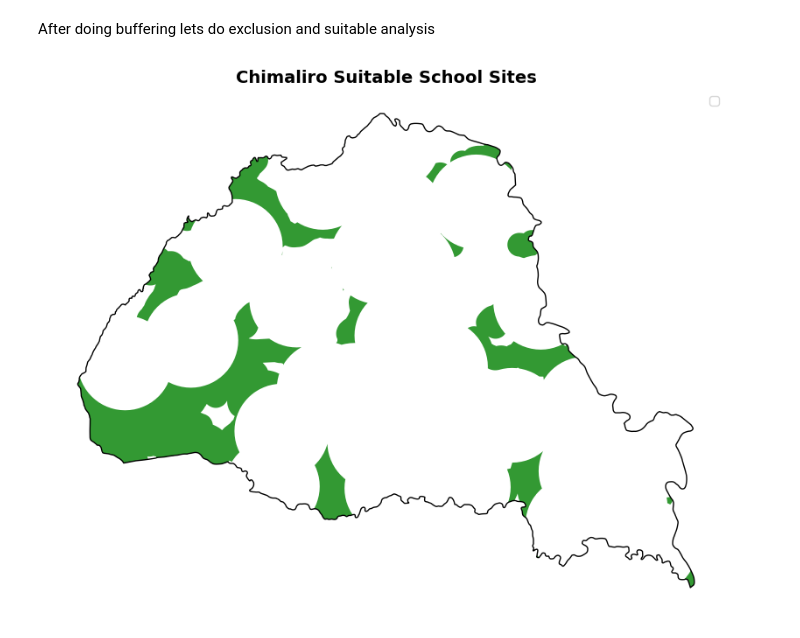
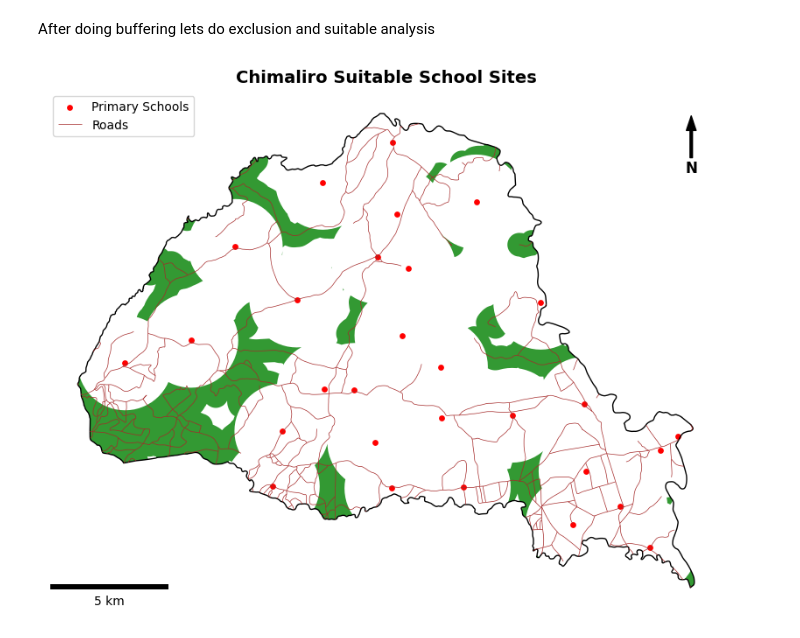
Before and after one commit to Tedson-Jaffet/chimaliro-schoolsite-accessibility, a Jupyter notebook: notebooks/school_site_analysis.ipynb, the cells around one changed output. Cells and saved outputs as stored; diff of their text form; code cells hidden in the pictures.

Commit message:
adding some map elements to the school site analysis notebook

```diff
--- a/notebooks/school_site_analysis.ipynb
+++ b/notebooks/school_site_analysis.ipynb
@@ -222,31 +223,67 @@ accessible_areas = gpd.overlay(
     how='difference'
 )
 
 #suitable school sites
 suitable_sites = gpd.overlay(
     accessible_areas,
     prot_ta,
     how='difference'
 )
 
 fig, ax = plt.subplots(figsize=(10, 9))
 
 ta.boundary.plot(
     ax=ax,
     color="black",
     linewidth=1
 )
 
 suitable_sites.plot(
     ax=ax,
     color="green",
     alpha=0.8,
     label="Suitable School Sites"
 )
 
+
+school_ta.plot(
+    ax=ax,
+    color="red",
+    markersize=15,
+    label="Primary Schools"
+)
+
+roads_ta.plot(
+    ax=ax,
+    color="brown",
+    linewidth=0.5,
+    label="Roads"
+)
+
+ax.annotate(
+    "N",
+    xy=(0.95, 0.95),
+    xytext=(0.95, 0.85),
+    xycoords="axes fraction",
+    ha="center",
+    va="center",
+    fontsize=12,
+    fontweight="bold",
+    arrowprops=dict(facecolor="black", width=2, headwidth=8)
+)
+
+Scalebar = ScaleBar(
+    dx=1,
+    units="m",
+    location="lower left",
+    length_fraction=0.2,
+)
+
+ax.add_artist(Scalebar)
+
 ax.set_title("Chimaliro Suitable School Sites", fontsize=14, fontweight="bold")
 ax.set_axis_off()
 ax.legend()
 plt.show()
 # %% [output]
-[figure, old version]
+[figure, new version]
```
Also changed, not shown: parts of 1 cell of this notebook.
